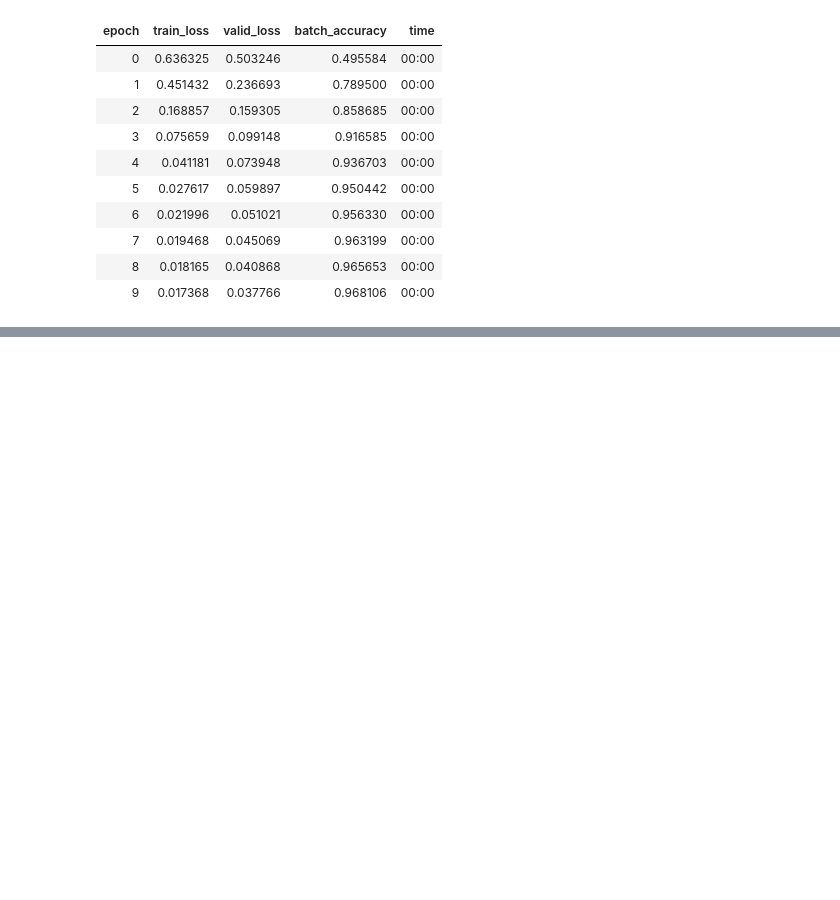
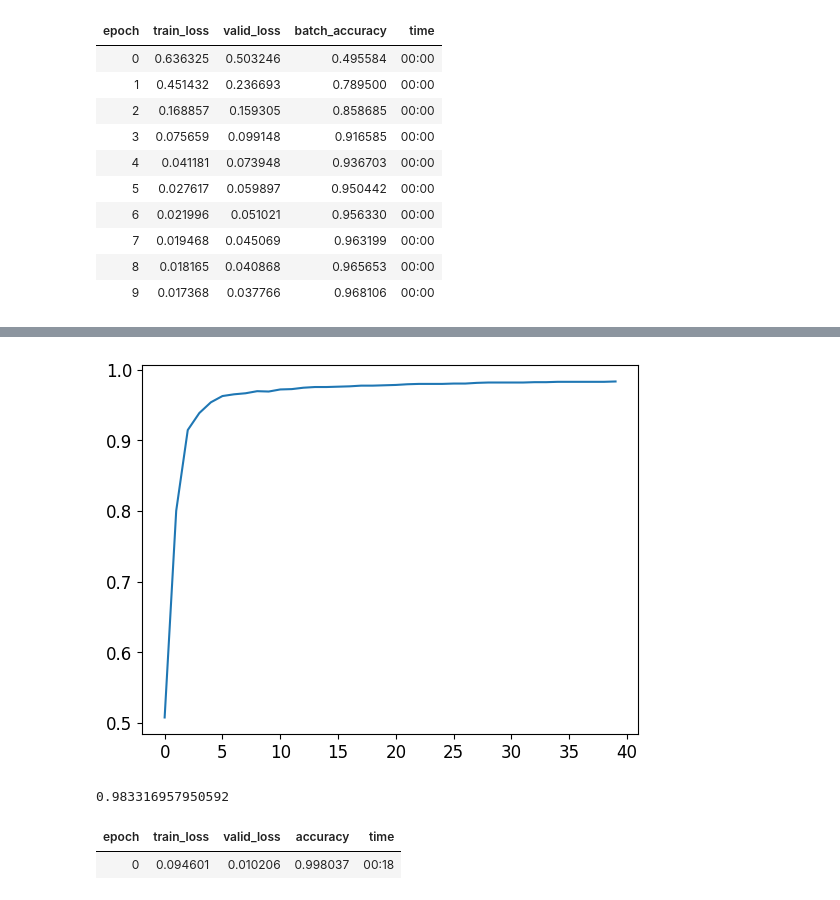
Before and after one commit to chw8207/fastai_pytorch, a Jupyter notebook: 숫자분류기.ipynb, the cells around one changed output, grey strips where cells are left out. Saved outputs shown, nothing was run; the diff lists cells and outputs as text; code cells hidden in the pictures; blank space fills up the shorter version.

```diff
--- a/숫자분류기.ipynb
+++ b/숫자분류기.ipynb
@@ -814,0 +835,11 @@ learn.fit(10, lr=lr)
+# %%
+simple_net = nn.Sequential(
+    nn.Linear(28*28,30),
+    nn.ReLU(),
+    nn.Linear(30,1)
+)
+# %%
+learn = Learner(dls, simple_net, opt_func=SGD,
+                loss_func=mnist_loss, metrics=batch_accuracy)
+# %%
+learn.fit(40, 0.1)
@@ -814,0 +864,12 @@ learn.fit(10, lr=lr)
+# %%
+# 시각화하기
+# itemgot은 튜플 목록에서 지정된 색인에 해당하는 튜플 요소만을 추출해
+# 목록을 만들어준다.
+plt.plot(L(learn.recorder.values).itemgot(2));
+# %% [output]
+[figure, added]
+# %%
+# 마지막에 기록된 정확도
+learn.recorder.values[-1][2]
+# %% [output]
+0.983316957950592
@@ -814,0 +881,5 @@ learn.fit(10, lr=lr)
+# %%
+learn.fit_one_cycle(1, 0.1)
+# %% [output]
+| epoch | train_loss | valid_loss | accuracy | time |
+| 0 | 0.094601 | 0.010206 | 0.998037 | 00:18 |
```
Also changed, not shown: parts of 6 cells of this notebook.
